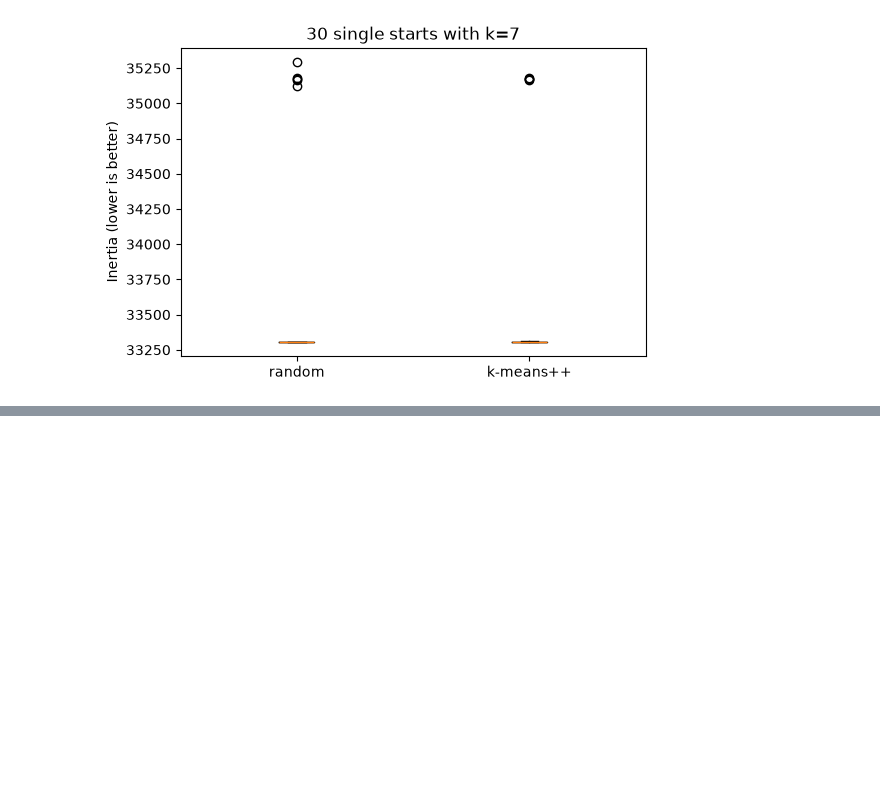
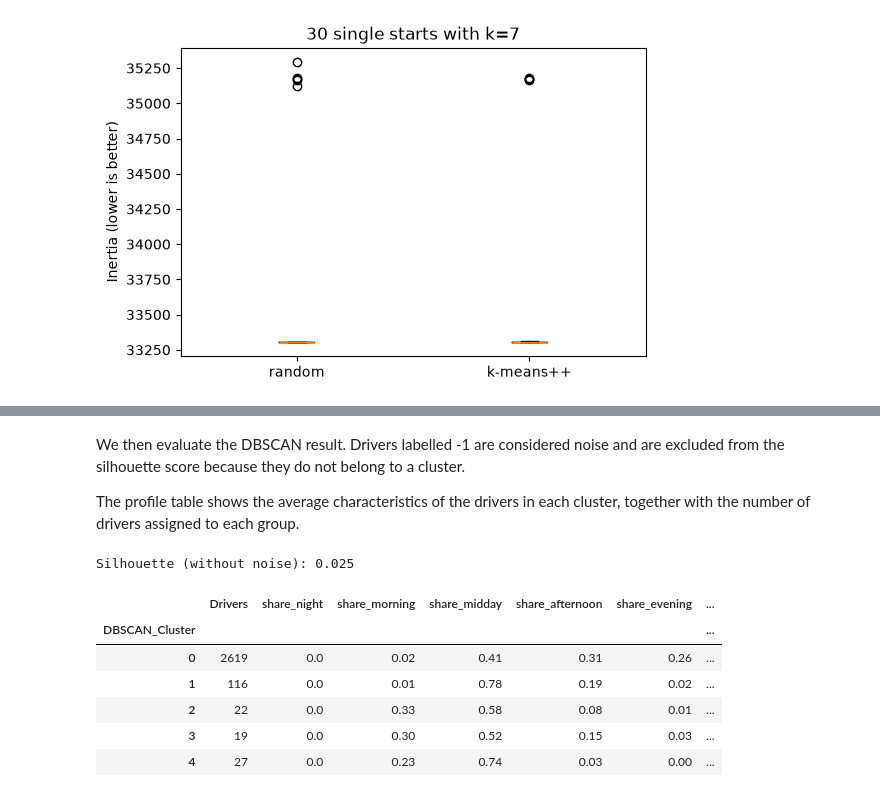
Before and after one commit to dumitritamacarenco/Introduction-to-Business-Analytics---Project-, a Jupyter notebook: ev_charging_palo_alto.ipynb, the cells around one changed output, grey strips where cells are left out. Drawn from its saved outputs; the diff is of its cells as text; code cells hidden in the pictures; blank space fills up the shorter version.

```diff
--- a/ev_charging_palo_alto.ipynb
+++ b/ev_charging_palo_alto.ipynb
@@ -1231,0 +1270,28 @@ plt.show()
+# %% [markdown]
+We then evaluate the DBSCAN result. Drivers labelled -1 are considered noise and are excluded from the silhouette score because they do not belong to a cluster.
+
+The profile table shows the average characteristics of the drivers in each cluster, together with the number of drivers assigned to each group.
+# %%
+mask = db_labels != -1
+if n_clusters >= 2 and mask.sum() > 0 and len(np.unique(db_labels[mask])) >= 2:
+    sil = silhouette_score(X_scaled[mask], db_labels[mask])
+    print(f"Silhouette (without noise): {sil:.3f}")
+else:
+    print("Silhouette not available (need at least 2 non-noise clusters).")
+
+db_profile = user_features[user_features["DBSCAN_Cluster"] != -1].groupby("DBSCAN_Cluster").mean().round(2)
+db_profile.insert(
+    0,
+    "Drivers",
+    user_features[user_features["DBSCAN_Cluster"] != -1]["DBSCAN_Cluster"].value_counts().sort_index()
+)
+display(db_profile)
+# %% [output]
+Silhouette (without noise): 0.025
+|  | Drivers | share_night | share_morning | share_midday | share_afternoon | share_evening | ... |
+| DBSCAN_Cluster |  |  |  |  |  |  | ... |
+| 0 | 2619 | 0.0 | 0.02 | 0.41 | 0.31 | 0.26 | ... |
+| 1 | 116 | 0.0 | 0.01 | 0.78 | 0.19 | 0.02 | ... |
+| 2 | 22 | 0.0 | 0.33 | 0.58 | 0.08 | 0.01 | ... |
+| 3 | 19 | 0.0 | 0.30 | 0.52 | 0.15 | 0.03 | ... |
+| 4 | 27 | 0.0 | 0.23 | 0.74 | 0.03 | 0.00 | ... |
```
Also changed, not shown: parts of 9 cells of this notebook.
